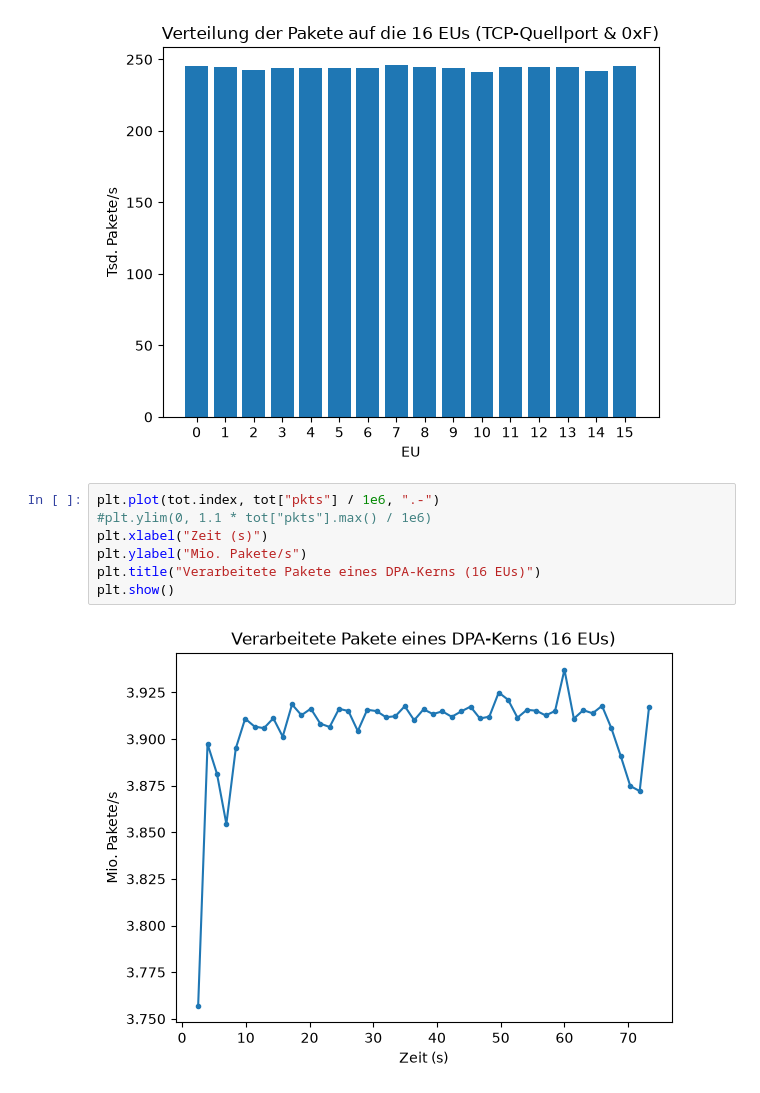
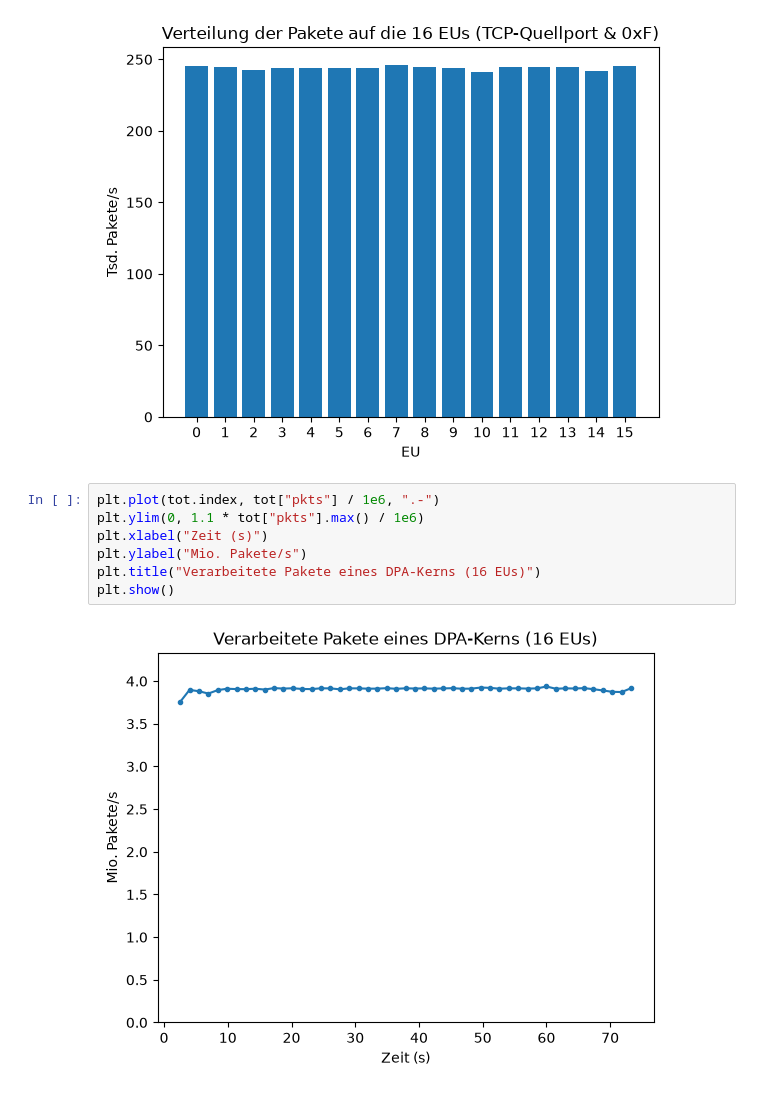
Before and after one commit to gespel/Masterarbeit, a Jupyter notebook: experiments/distributed_hashing/auswertung.ipynb, the cells around one changed output. Cells and saved outputs as stored; diff of their text form.

```diff
--- a/experiments/distributed_hashing/auswertung.ipynb
+++ b/experiments/distributed_hashing/auswertung.ipynb
@@ -36,12 +36,12 @@ plt.show()
 [figure]
 # %%
 plt.plot(tot.index, tot["pkts"] / 1e6, ".-")
-#plt.ylim(0, 1.1 * tot["pkts"].max() / 1e6)
+plt.ylim(0, 1.1 * tot["pkts"].max() / 1e6)
 plt.xlabel("Zeit (s)")
 plt.ylabel("Mio. Pakete/s")
 plt.title("Verarbeitete Pakete eines DPA-Kerns (16 EUs)")
 plt.show()
 # %% [output]
-[figure, old version]
+[figure, new version]
 # %%
 plt.plot(tot.index, tot["cycles_per_pkt"], ".-")
```
Also changed, not shown: parts of 1 cell of this notebook, 9 other files.
